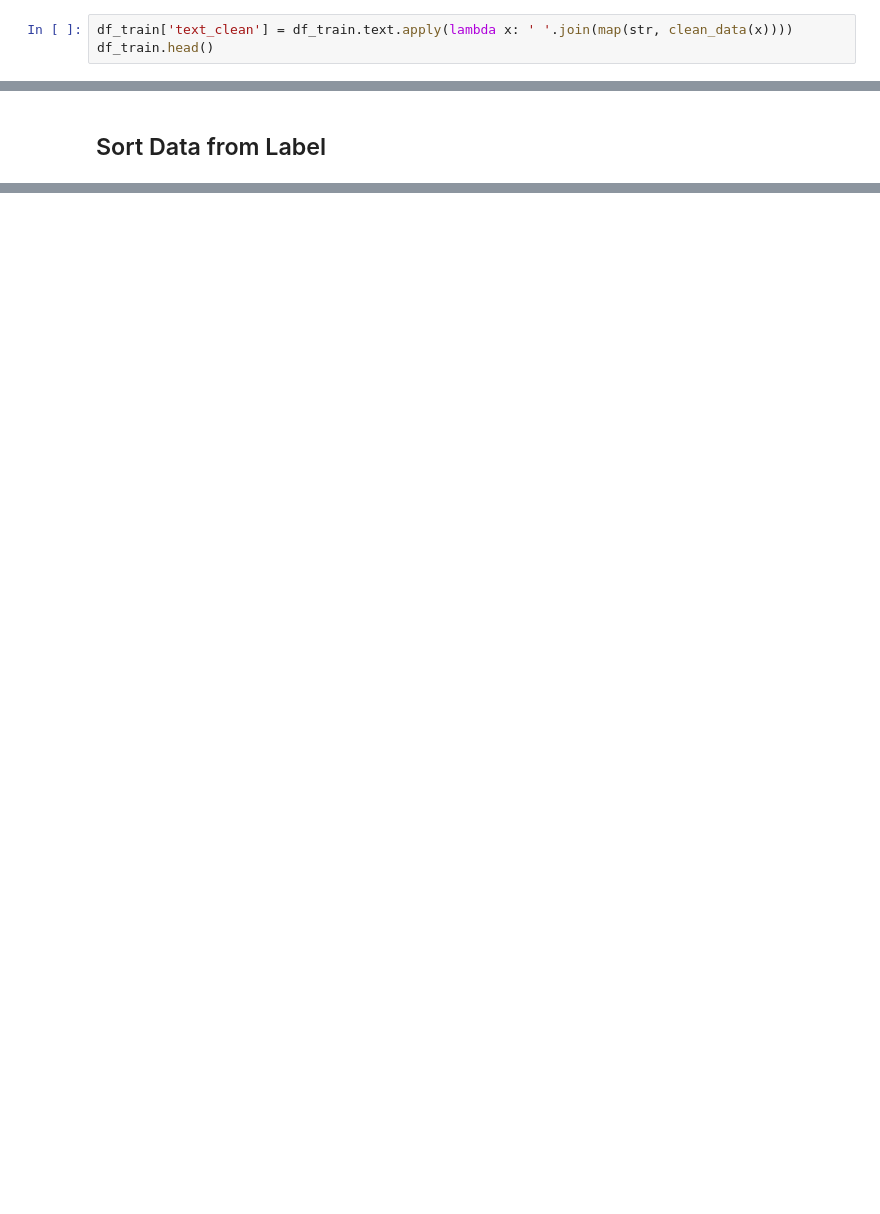
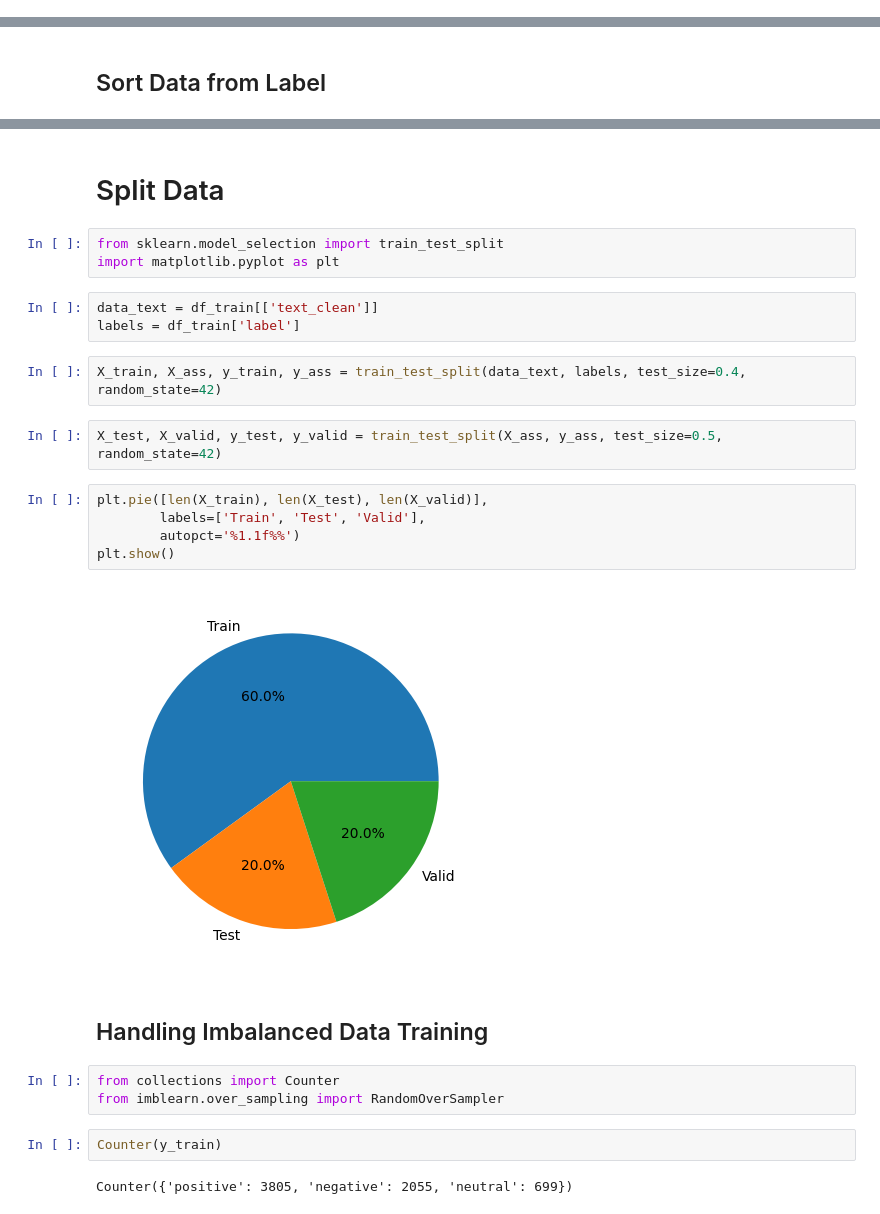
Before and after one commit to prasamumtaz/Platinum-Challenge, a Jupyter notebook: Neural_Network_LSTM/LSTM.ipynb, the cells around one changed output, grey strips where cells are left out. Drawn from its saved outputs; the diff is of its cells as text; blank space fills up the shorter version.

```diff
--- a/Neural_Network_LSTM/LSTM.ipynb
+++ b/Neural_Network_LSTM/LSTM.ipynb
@@ -182,3 +246,0 @@ def clean_data(text):
-# %%
-df_train['text_clean'] = df_train.text.apply(lambda x: ' '.join(map(str, clean_data(x))))
-df_train.head()
@@ -208,0 +266,28 @@ neg = df_train.loc[df_train['label'] == 'negative'].text_clean.tolist()
+# %% [markdown]
+# Split Data
+# %%
+from sklearn.model_selection import train_test_split
+import matplotlib.pyplot as plt
+# %%
+data_text = df_train[['text_clean']]
+labels = df_train['label']
+# %%
+X_train, X_ass, y_train, y_ass = train_test_split(data_text, labels, test_size=0.4, random_state=42)
+# %%
+X_test, X_valid, y_test, y_valid = train_test_split(X_ass, y_ass, test_size=0.5, random_state=42)
+# %%
+plt.pie([len(X_train), len(X_test), len(X_valid)],
+        labels=['Train', 'Test', 'Valid'],
+        autopct='%1.1f%%')
+plt.show()
+# %% [output]
+[figure, added]
+# %% [markdown]
+## Handling Imbalanced Data Training
+# %%
+from collections import Counter
+from imblearn.over_sampling import RandomOverSampler
+# %%
+Counter(y_train)
+# %% [output]
+Counter({'positive': 3805, 'negative': 2055, 'neutral': 699})
```
Also changed, not shown: parts of 97 cells of this notebook, 28 other files.
